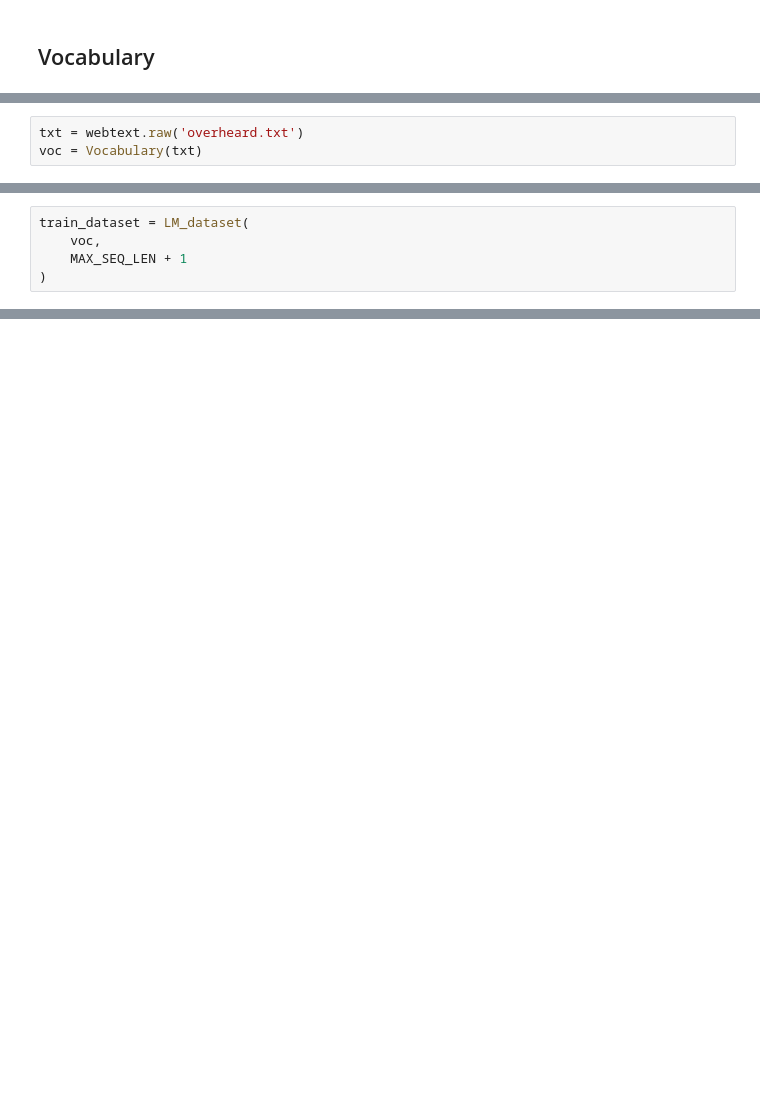
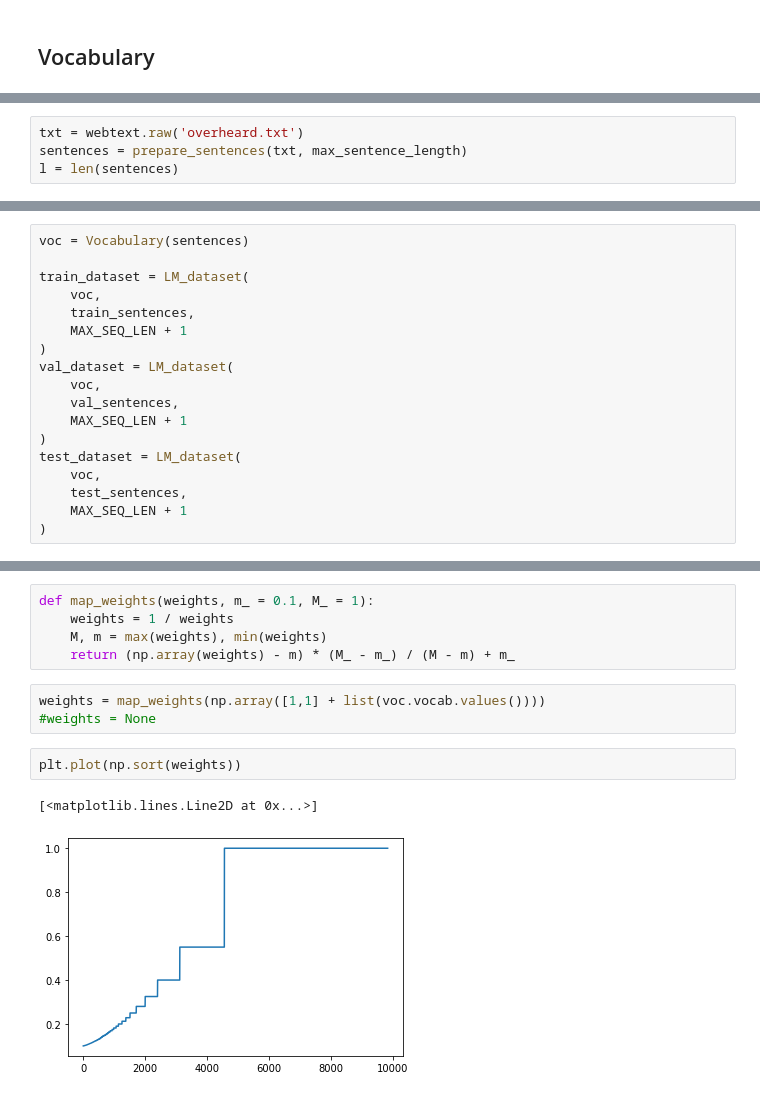
Before and after one commit to LeoSerena/LicchaviByzantineResilience, a Jupyter notebook: language_model.ipynb, the cells around one changed output, grey strips where cells are left out. Saved outputs shown, nothing was run; the diff lists cells and outputs as text; blank space fills up the shorter version.

```diff
--- a/language_model.ipynb
+++ b/language_model.ipynb
@@ -96,3 +114,4 @@ class Vocabulary():
 # %%
 txt = webtext.raw('overheard.txt')
-voc = Vocabulary(txt)
+sentences = prepare_sentences(txt, max_sentence_length)
+l = len(sentences)
@@ -133,8 +129,21 @@ class LM_dataset(torch.utils.data.Dataset):
 # %%
+voc = Vocabulary(sentences)
+
 train_dataset = LM_dataset(
     voc,
+    train_sentences,
     MAX_SEQ_LEN + 1
 )
+val_dataset = LM_dataset(
+    voc,
+    val_sentences,
+    MAX_SEQ_LEN + 1
+)
+test_dataset = LM_dataset(
+    voc,
+    test_sentences,
+    MAX_SEQ_LEN + 1
+)
 # %%
 train_dataloader = torch.utils.data.DataLoader(
     train_dataset,
@@ -261,3 +162,16 @@ class NextWordPredictorModel(torch.nn.Module):
+# %%
+def map_weights(weights, m_ = 0.1, M_ = 1):
+    weights = 1 / weights
+    M, m = max(weights), min(weights)
+    return (np.array(weights) - m) * (M_ - m_) / (M - m) + m_
+# %%
+weights = map_weights(np.array([1,1] + list(voc.vocab.values())))
+#weights = None
+# %%
+plt.plot(np.sort(weights))
+# %% [output]
+[<matplotlib.lines.Line2D at 0x...>]
+[figure, added]
 # %%
 model = NextWordPredictorModel(
     emb_dim  = EMB_SIZE,
```
Also changed, not shown: parts of 28 cells of this notebook, 2 other files.
